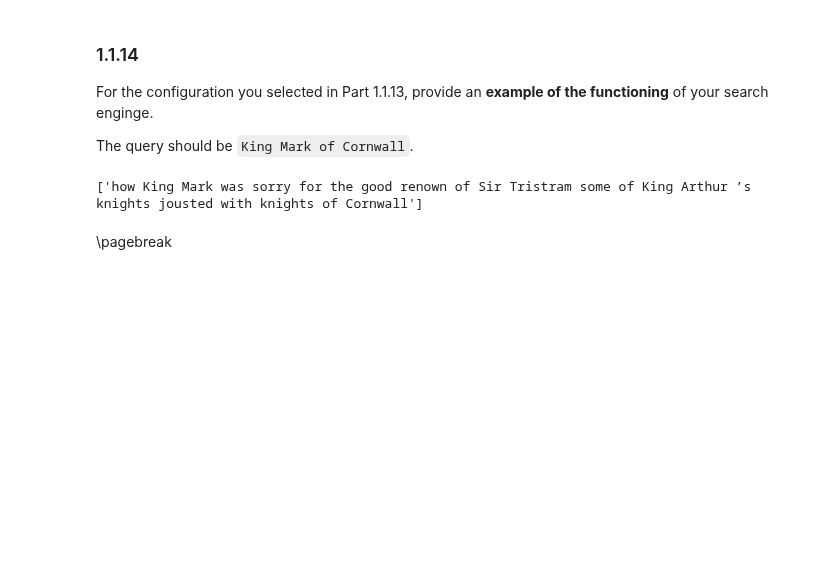
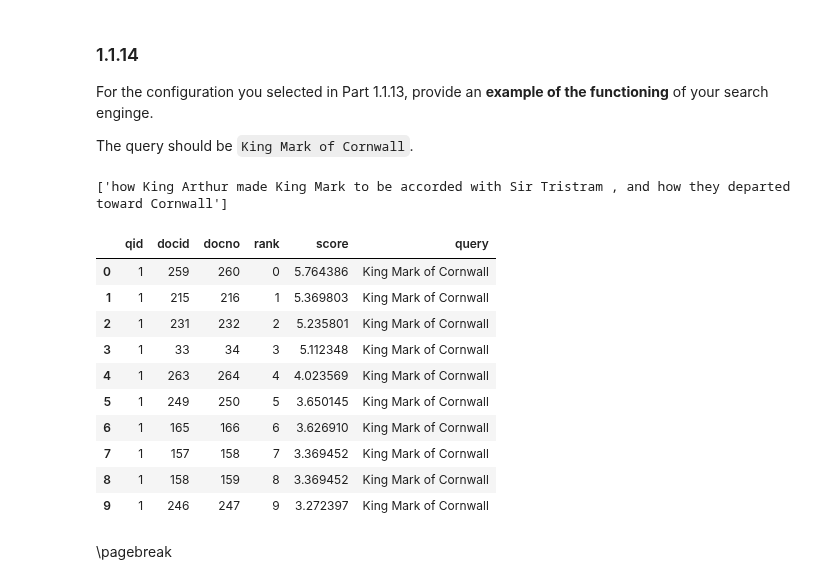
Before and after one commit to Ciambelle-Ciociare/ADM_Homework_1, a Jupyter notebook: DMT2023_HW1.ipynb, the cells around one changed output. Saved outputs shown, nothing was run; the diff lists cells and outputs as text; code cells hidden in the pictures; blank space fills up the shorter version.

```diff
--- a/DMT2023_HW1.ipynb
+++ b/DMT2023_HW1.ipynb
@@ -758,26 +723,37 @@ The query should be `King Mark of Cornwall`.
 # %%
 #YOUR CODE STARTS HERE#
 
 query = 'King Mark of Cornwall'
 
-res_query = results['EnglishSnowballStemmer_with_TF_IDF'].search(query)
+res_query = results['Stopwords, EnglishSnowballStemmer_with_Hiemstra_LM'].search(query)
 
+print(book[book['docno']=='260']['titles'].values)
 res_query.head(10)
 
-print(book[book['docno']=='232']['titles'].values)
 
 
 
 
 
 
 
 
 
 #YOUR CODE ENDS HERE#
 #THIS IS LINE 20#
 # %% [output]
-['how King Mark was sorry for the good renown of Sir Tristram some of King Arthur ’s knights jousted with knights of Cornwall']
+['how King Arthur made King Mark to be accorded with Sir Tristram , and how they departed toward Cornwall']
+|  | qid | docid | docno | rank | score | query |
+| 0 | 1 | 259 | 260 | 0 | 5.764386 | King Mark of Cornwall |
+| 1 | 1 | 215 | 216 | 1 | 5.369803 | King Mark of Cornwall |
+| 2 | 1 | 231 | 232 | 2 | 5.235801 | King Mark of Cornwall |
+| 3 | 1 | 33 | 34 | 3 | 5.112348 | King Mark of Cornwall |
+| 4 | 1 | 263 | 264 | 4 | 4.023569 | King Mark of Cornwall |
+| 5 | 1 | 249 | 250 | 5 | 3.650145 | King Mark of Cornwall |
+| 6 | 1 | 165 | 166 | 6 | 3.626910 | King Mark of Cornwall |
+| 7 | 1 | 157 | 158 | 7 | 3.369452 | King Mark of Cornwall |
+| 8 | 1 | 158 | 159 | 8 | 3.369452 | King Mark of Cornwall |
+| 9 | 1 | 246 | 247 | 9 | 3.272397 | King Mark of Cornwall |
 # %% [markdown]
 <div style="page-break-after: always; visibility: hidden">
 \pagebreak
```
Also changed, not shown: parts of 8 cells of this notebook.
